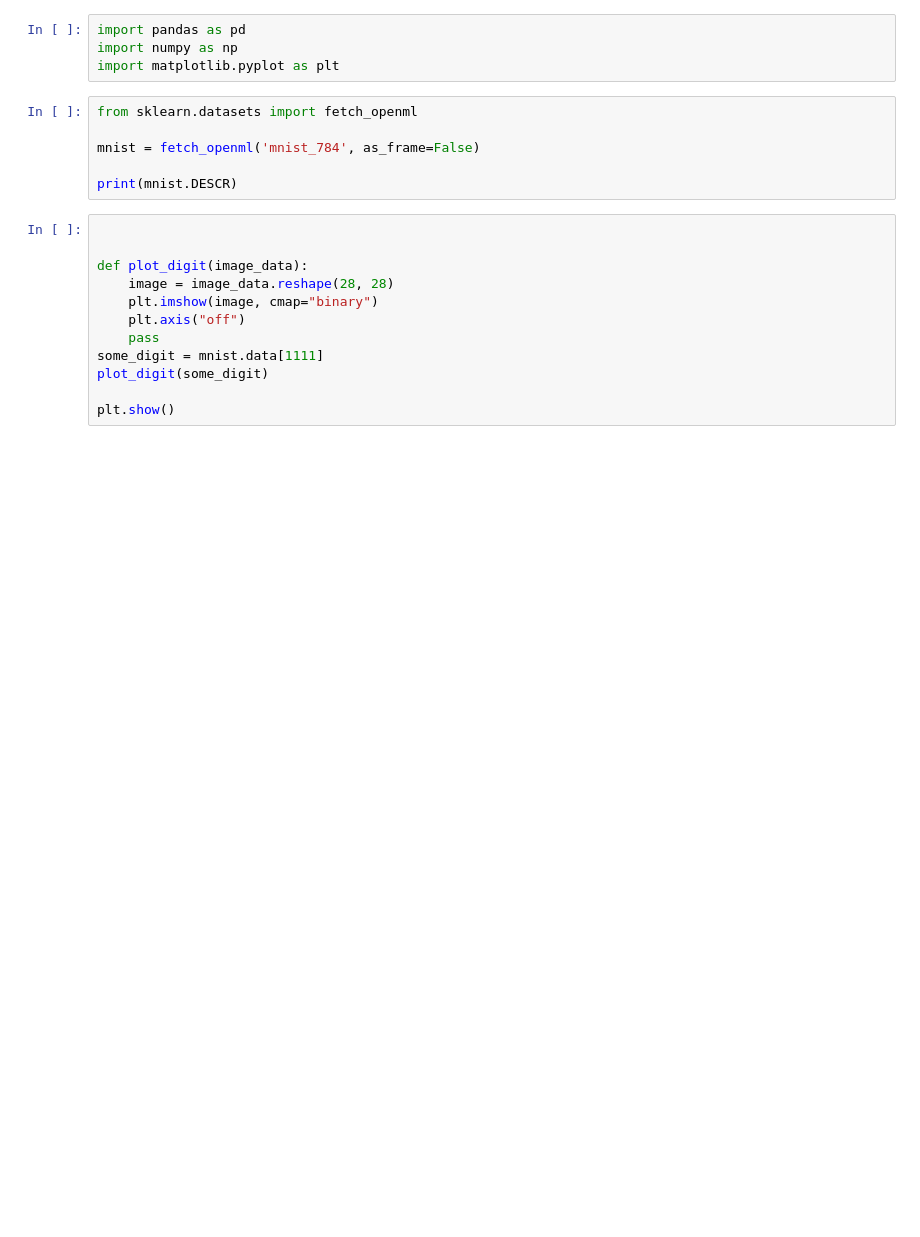
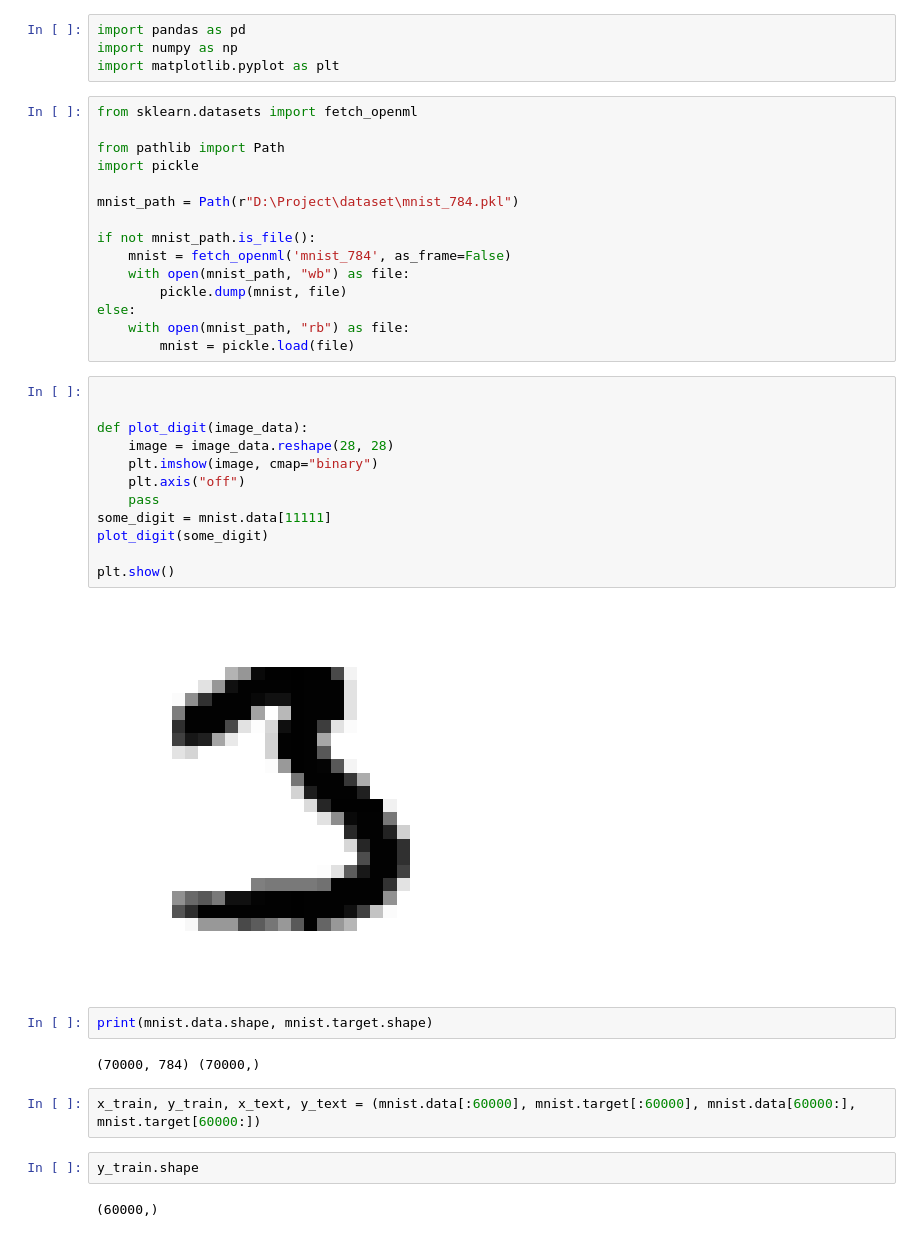
Before and after one commit to Blinan/Python, a Jupyter notebook: hond-on-machine-learing/03_.ipynb, the cells around one changed output. Drawn from its saved outputs; the diff is of its cells as text; blank space fills up the shorter version.

```diff
--- a/hond-on-machine-learing/03_.ipynb
+++ b/hond-on-machine-learing/03_.ipynb
@@ -36,18 +36,39 @@ import matplotlib.pyplot as plt
 # %%
 from sklearn.datasets import fetch_openml
 
-mnist = fetch_openml('mnist_784', as_frame=False)
+from pathlib import Path
+import pickle
 
-print(mnist.DESCR)
+mnist_path = Path(r"D:\Project\dataset\mnist_784.pkl")
+
+if not mnist_path.is_file():
+    mnist = fetch_openml('mnist_784', as_frame=False)
+    with open(mnist_path, "wb") as file:
+        pickle.dump(mnist, file)
+else:
+    with open(mnist_path, "rb") as file:
+        mnist = pickle.load(file)
 # %%
 
 
 def plot_digit(image_data):
     image = image_data.reshape(28, 28)
     plt.imshow(image, cmap="binary")
     plt.axis("off")
     pass
-some_digit = mnist.data[1111]
+some_digit = mnist.data[11111]
 plot_digit(some_digit)
 
 plt.show()
+# %% [output]
+[figure, added]
+# %%
+print(mnist.data.shape, mnist.target.shape)
+# %% [output]
+(70000, 784) (70000,)
+# %%
+x_train, y_train, x_text, y_text = (mnist.data[:60000], mnist.target[:60000], mnist.data[60000:], mnist.target[60000:])
+# %%
+y_train.shape
+# %% [output]
+(60000,)
```
Also changed, not shown: parts of 5 cells of this notebook, 7 other files.
